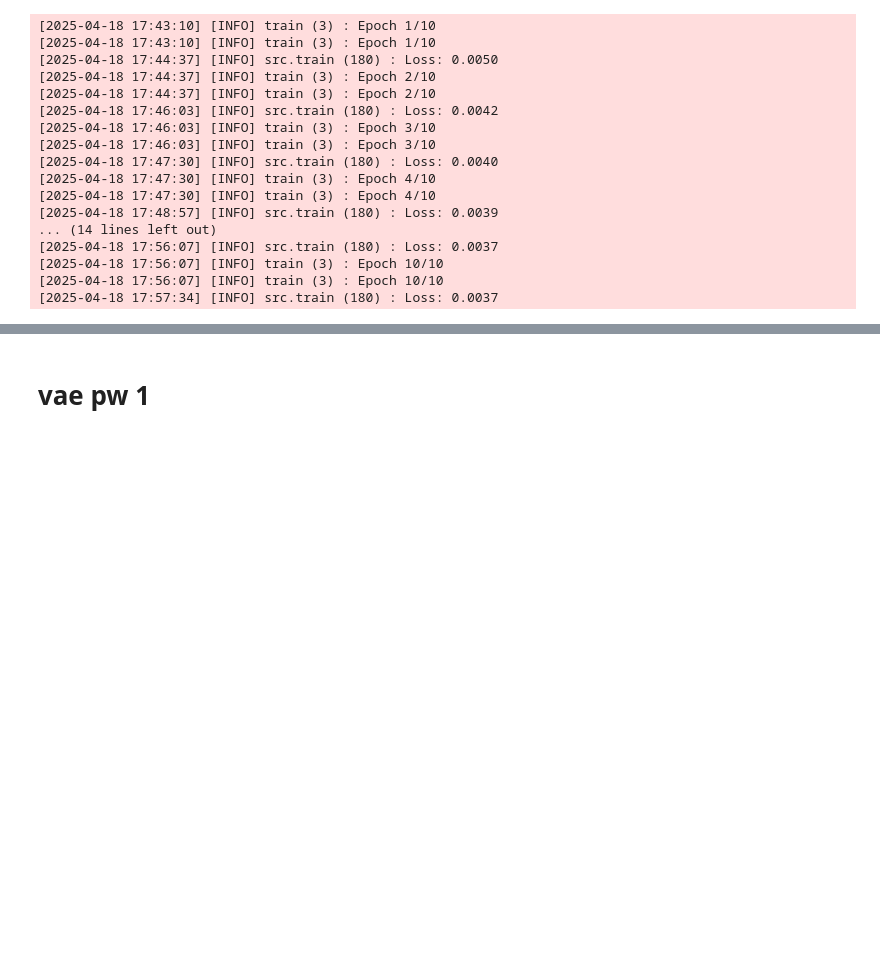
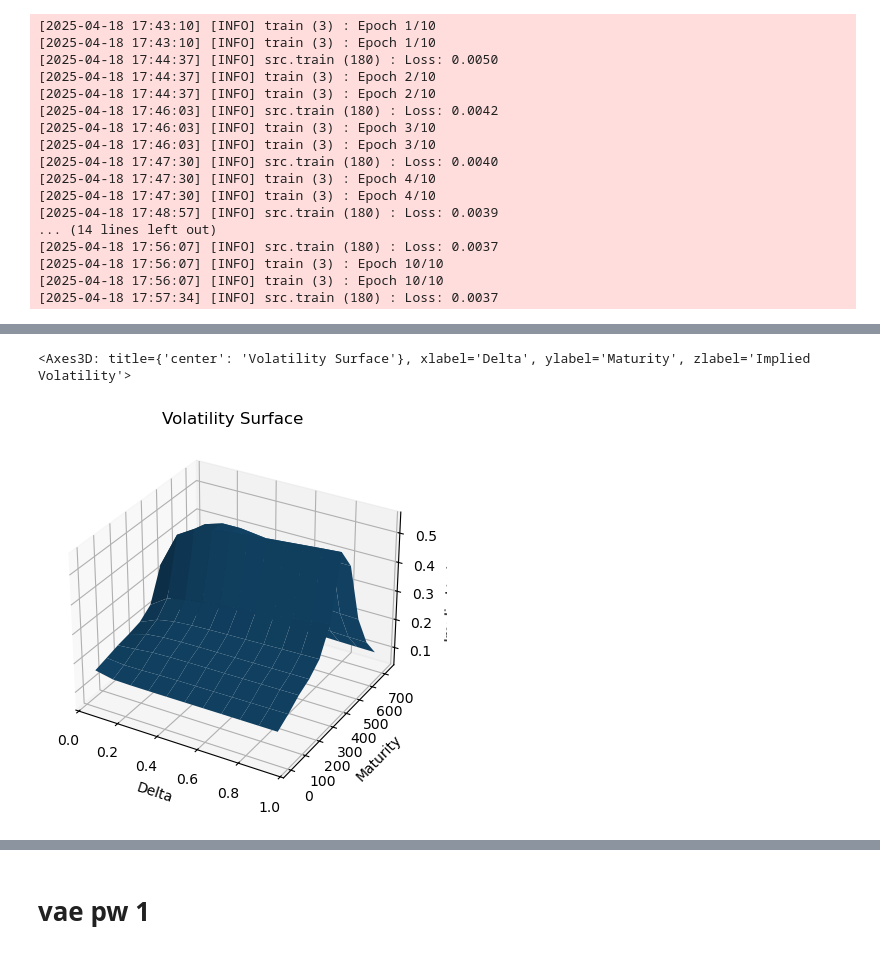
Before and after one commit to zhanghq-chn/VAE-VolSurface, a Jupyter notebook: examples/volsurface_gridtune.ipynb, the cells around one changed output, grey strips where cells are left out. Drawn from its saved outputs; the diff is of its cells as text; code cells hidden in the pictures; blank space fills up the shorter version.

Commit message:
experimented with different grid and short maturities

```diff
--- a/examples/volsurface_gridtune.ipynb
+++ b/examples/volsurface_gridtune.ipynb
@@ -310,7 +315,7 @@ assert data_tensor.shape[0] == max(mapping_ids) + 1
 dataset = VolSurfPointwiseDataset(pw_grid_data, pw_vol_data, data_tensor, mapping_ids)
 train_loader = DataLoader(
     dataset,
-    batch_size=trainer.batch_size,
+    batch_size=trainer_grid_2.batch_size,
     shuffle=True
 )
 # %%
@@ -338,3 +343,5 @@ for epoch in range(epochs):
 [2025-04-18 17:57:34] [INFO] src.train (180) : Loss: 0.0037
 # %%
 torch.save(trainer_grid_2.model.state_dict(), f"params/{trainer_grid_2.model_name}.pth")
+# %%
+trainer_grid_2.load_model( f"params/{trainer_grid_2.model_name}.pth")
@@ -340,0 +357,6 @@ torch.save(trainer_grid_2.model.state_dict(), f"params/{trainer_grid_2.model_nam
+# %%
+vae_gen = VAEPWVolSurface(
+    vae_model=trainer_grid_2.model
+)
+
+vae_gen.predict_grid(delta = delta_grid, maturity=maturity_grid)
@@ -340,0 +381,6 @@ torch.save(trainer_grid_2.model.state_dict(), f"params/{trainer_grid_2.model_nam
+# %%
+vae_gen.refresh()
+vae_gen.plot(delta_range=(0.05, 0.95), maturity_range=(1, 720))
+# %% [output]
+<Axes3D: title={'center': 'Volatility Surface'}, xlabel='Delta', ylabel='Maturity', zlabel='Implied Volatility'>
+[figure, added]
```
Also changed, not shown: parts of 24 cells of this notebook, 11 other files.
